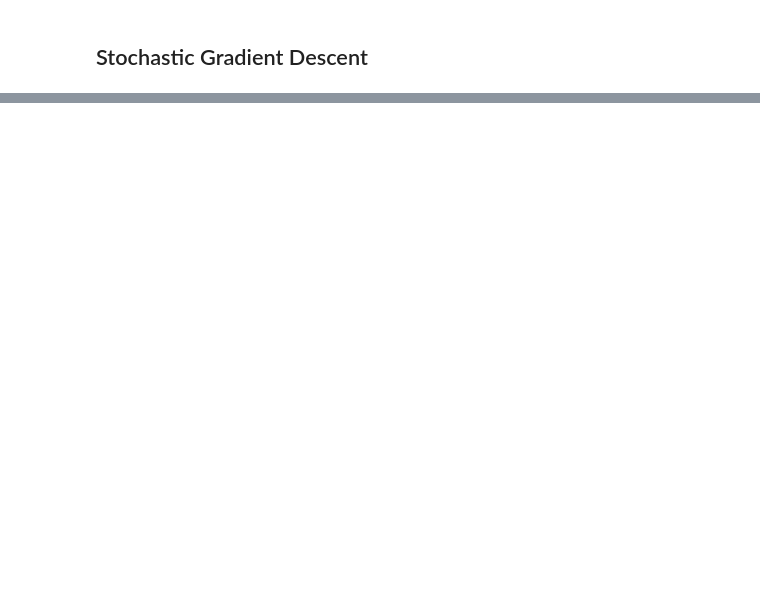
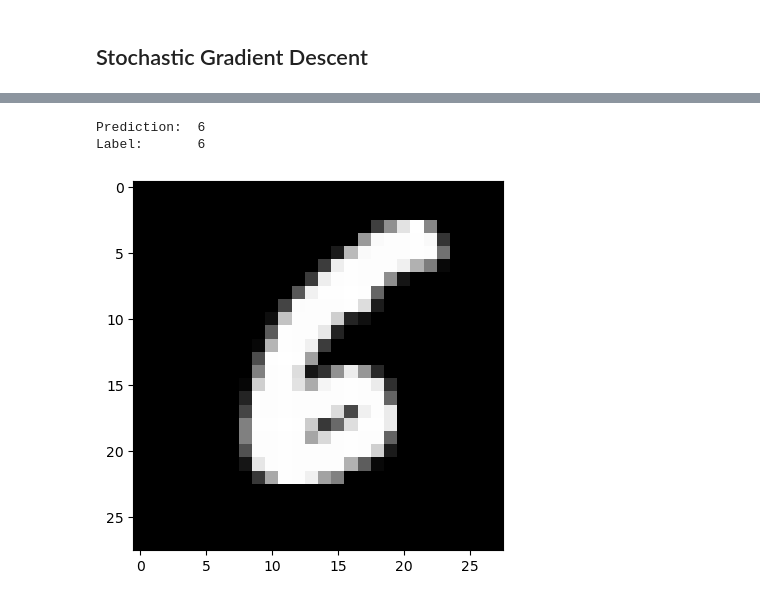
Before and after one commit to kacperczyk-dev-ml-portfolio/mnist-digit-recognizer, a Jupyter notebook: mnist-digit-recognizer.ipynb, the cells around one changed output, grey strips where cells are left out. Drawn from its saved outputs; the diff is of its cells as text; code cells hidden in the pictures; blank space fills up the shorter version.

```diff
--- a/mnist-digit-recognizer.ipynb
+++ b/mnist-digit-recognizer.ipynb
@@ -133,8 +159,12 @@ network = Network([784, 30, 10])
+# %%
+def cost(A, Y):
+    return np.power((A - Y) / 2, 2)
+
+def cost_derivative(A, Y):
+    return A - Y
+# %%
+def calculate_accuracy(output, expected):
+    max_indices = np.argmax(A2, axis=0)
+    print(np.sum(max_indices == expected) / len(expected))
 # %% [markdown]
 ## Stochastic Gradient Descent
-# %%
-def calculate_accuracy(activations, actual):
-    max_indices = np.argmax(activations[-1], axis=0)
-    x = actual - max_indices
-    correct = x == 0
-    print(x[correct].size / actual.size)
@@ -177,0 +224,24 @@ SGD(1000, 10000, 0.1)
+# %%
+def test_weights_and_biases(idx):
+    current_image = X[:, idx, None]
+
+    Z1 = np.dot(W1, current_image) + b1
+    A1 = sigmoid(Z1)
+    Z2 = np.dot(W2, A1) + b2
+    A2 = sigmoid(Z2)
+
+    label = Y[idx]
+
+    print("Prediction: ", np.argmax(A2))
+    print("Label:      ", label)
+
+    current_image = current_image.reshape((28, 28)) * 255
+    plt.gray()
+    plt.imshow(current_image, interpolation='nearest')
+    plt.show()
+# %%
+test_weights_and_biases(40121)
+# %% [output]
+Prediction:  6
+Label:       6
+[figure, added]
```
Also changed, not shown: parts of 32 cells of this notebook.
